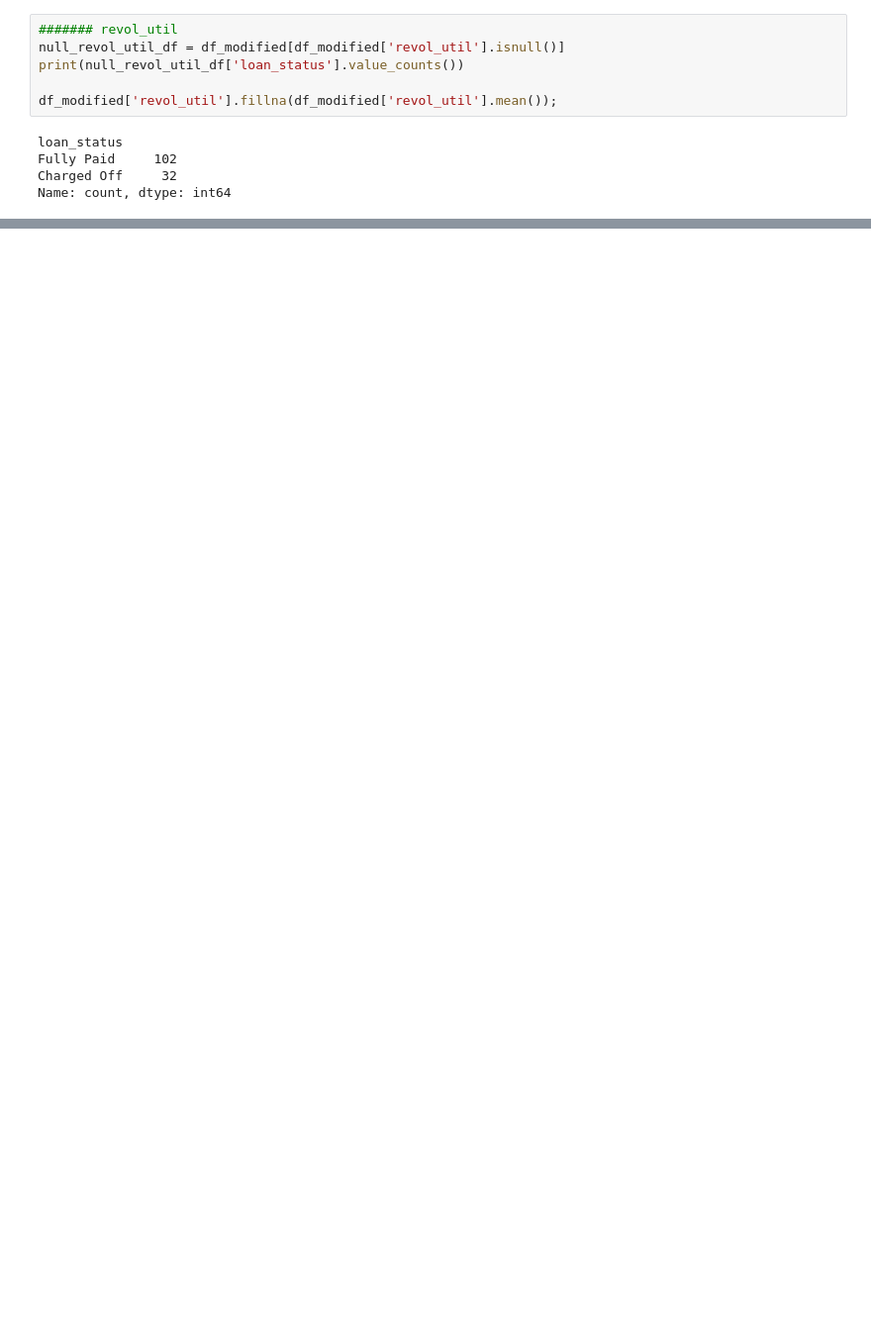
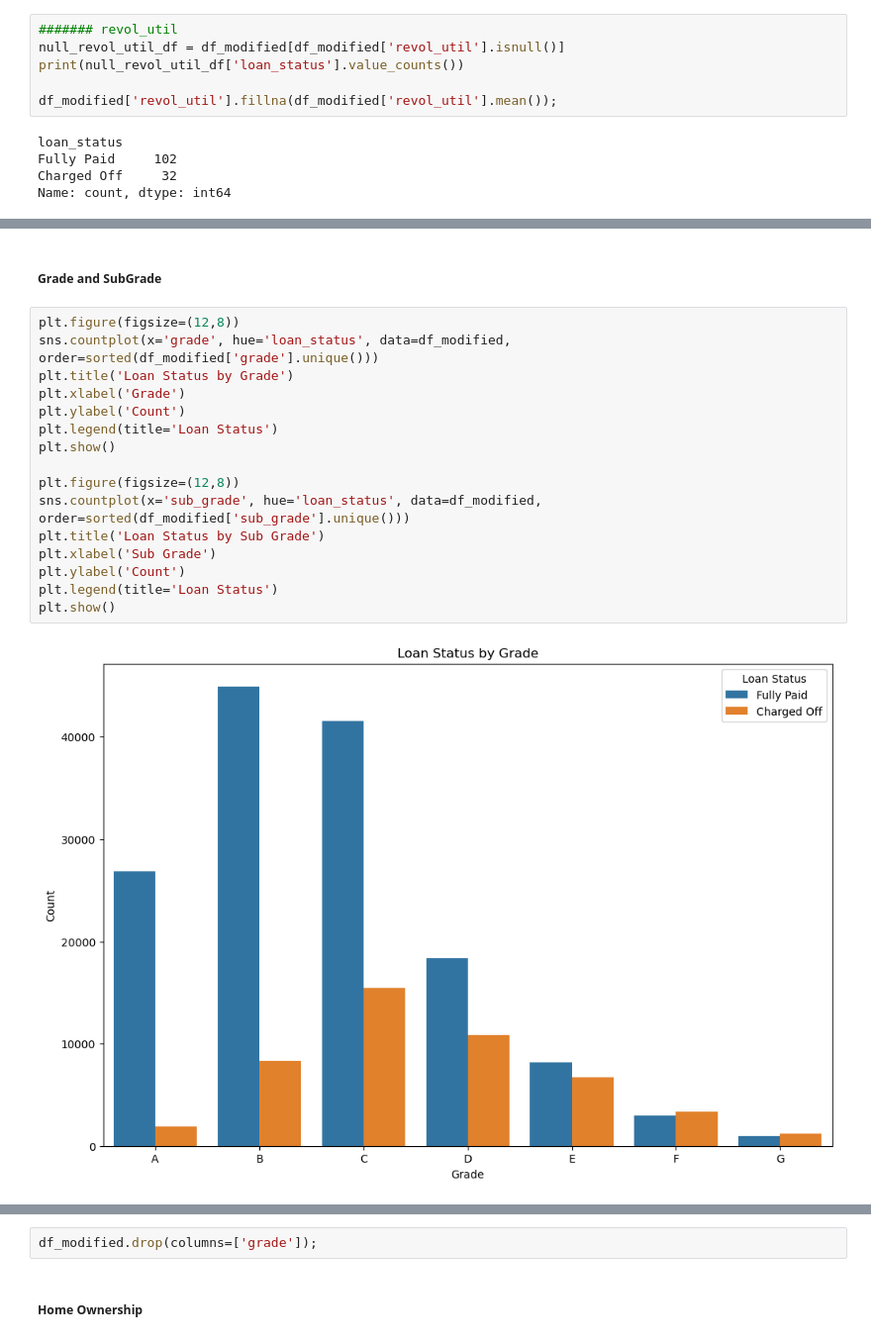
Before and after one commit to SenithDilitha/AIAndInnovation, a Jupyter notebook: LoanStatusPrediction/loan_status_prediction.ipynb, the cells around one changed output, grey strips where cells are left out. Shown at 99% size. Cells and saved outputs as stored; diff of their text form; blank space fills up the shorter version.

```diff
--- a/LoanStatusPrediction/loan_status_prediction.ipynb
+++ b/LoanStatusPrediction/loan_status_prediction.ipynb
@@ -257,0 +274,20 @@ Name: count, dtype: int64
+# %% [markdown]
+##### Grade and SubGrade
+# %%
+plt.figure(figsize=(12,8))
+sns.countplot(x='grade', hue='loan_status', data=df_modified, order=sorted(df_modified['grade'].unique()))
+plt.title('Loan Status by Grade')
+plt.xlabel('Grade')
+plt.ylabel('Count')
+plt.legend(title='Loan Status')
+plt.show()
+
+plt.figure(figsize=(12,8))
+sns.countplot(x='sub_grade', hue='loan_status', data=df_modified, order=sorted(df_modified['sub_grade'].unique()))
+plt.title('Loan Status by Sub Grade')
+plt.xlabel('Sub Grade')
+plt.ylabel('Count')
+plt.legend(title='Loan Status')
+plt.show()
+# %% [output]
+[figure, added]
@@ -257,0 +295,4 @@ Name: count, dtype: int64
+# %%
+df_modified.drop(columns=['grade']);
+# %% [markdown]
+##### Home Ownership
```
Also changed, not shown: parts of 30 cells of this notebook, 2 other files.
